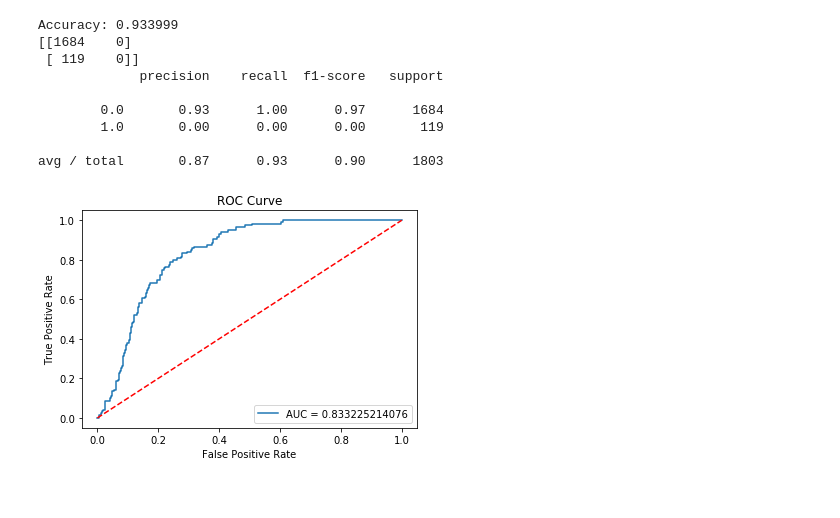
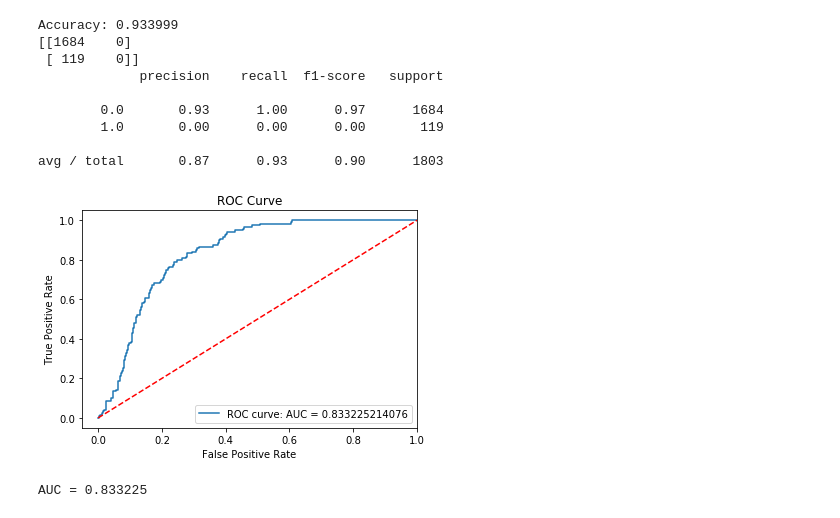
Before and after one commit to Opimenov/weather-prediction, a Jupyter notebook: Experimental Samples/naive_bayes.ipynb, the cells around one changed output. Cells and saved outputs as stored; diff of their text form; code cells hidden in the pictures.

```diff
--- a/Experimental Samples/naive_bayes.ipynb
+++ b/Experimental Samples/naive_bayes.ipynb
@@ -69,17 +75,22 @@ Accuracy: 0.933999
 
 avg / total       0.87      0.93      0.90      1803
 # %%
-# ROC Curve
+# ROC Curve with imbalanced data
 from sklearn.metrics import roc_auc_score
 y_pred_prob = gnb.predict_proba(x_test)[::, 1]
-fpr1, tpr1, _ = metrics.roc_curve(y_test, y_pred_prob)
+fpr, tpr, thresholds = metrics.roc_curve(y_test, y_pred_prob)
+# print(thresholds)
 auc = metrics.roc_auc_score(y_test, y_pred_prob)
 plot.title('ROC Curve')
-plot.plot(fpr1, tpr1, label = "AUC = " + str(auc))
+plot.plot(fpr, tpr, label = "ROC curve: AUC = " + str(auc))
 plot.legend(loc = 'lower right')
 plot.plot([0, 1], [0, 1], 'r--')
+plot.xlim([-0.05, 1.0])
+plot.ylim([-0.05, 1.05])
 plot.ylabel('True Positive Rate')
 plot.xlabel('False Positive Rate')
 plot.show()
+print "AUC = %f" % auc
 # %% [output]
-[figure, old version]
+[figure, new version]
+AUC = 0.833225
```
Also changed, not shown: parts of 3 cells of this notebook, 1 other file.
